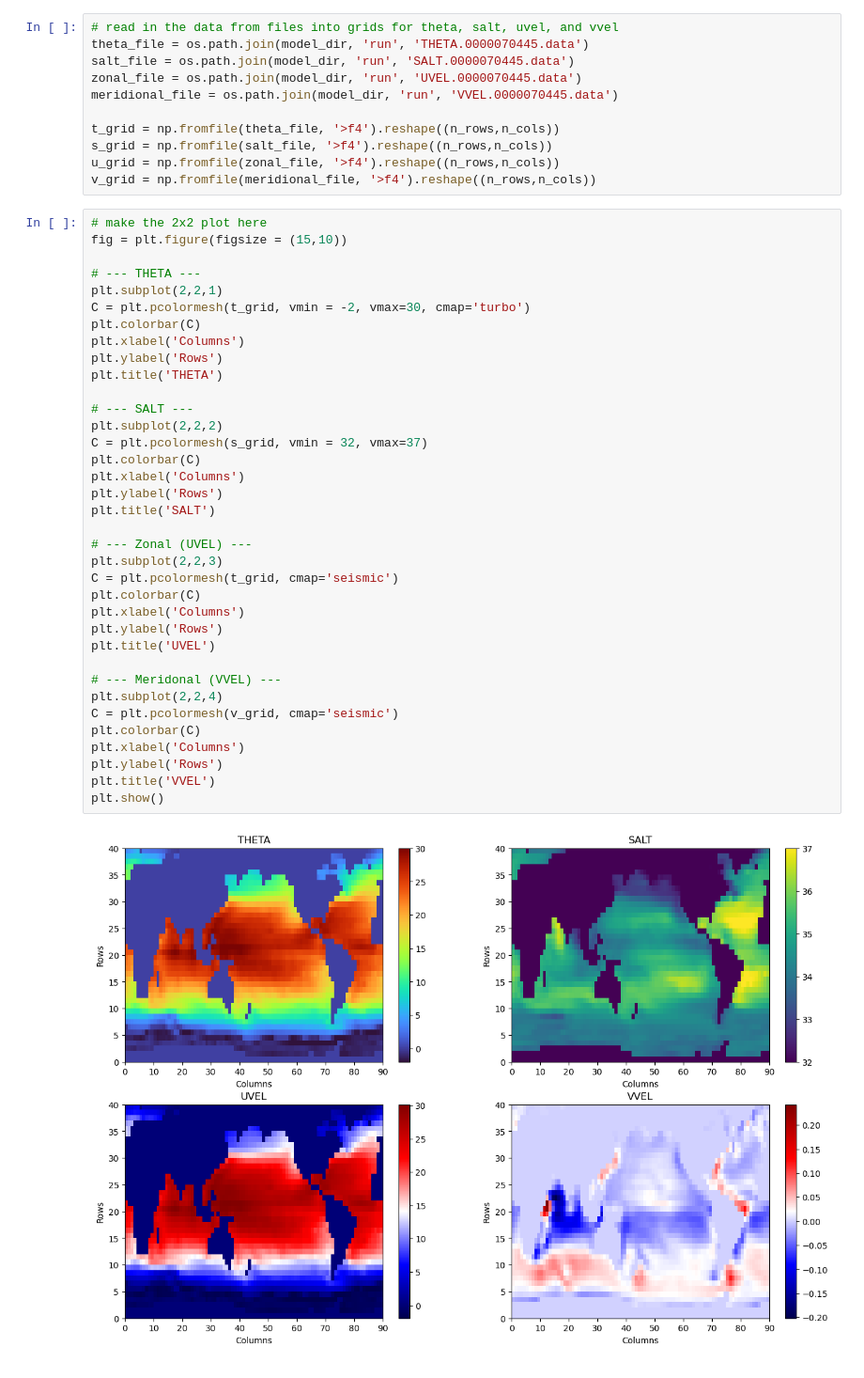
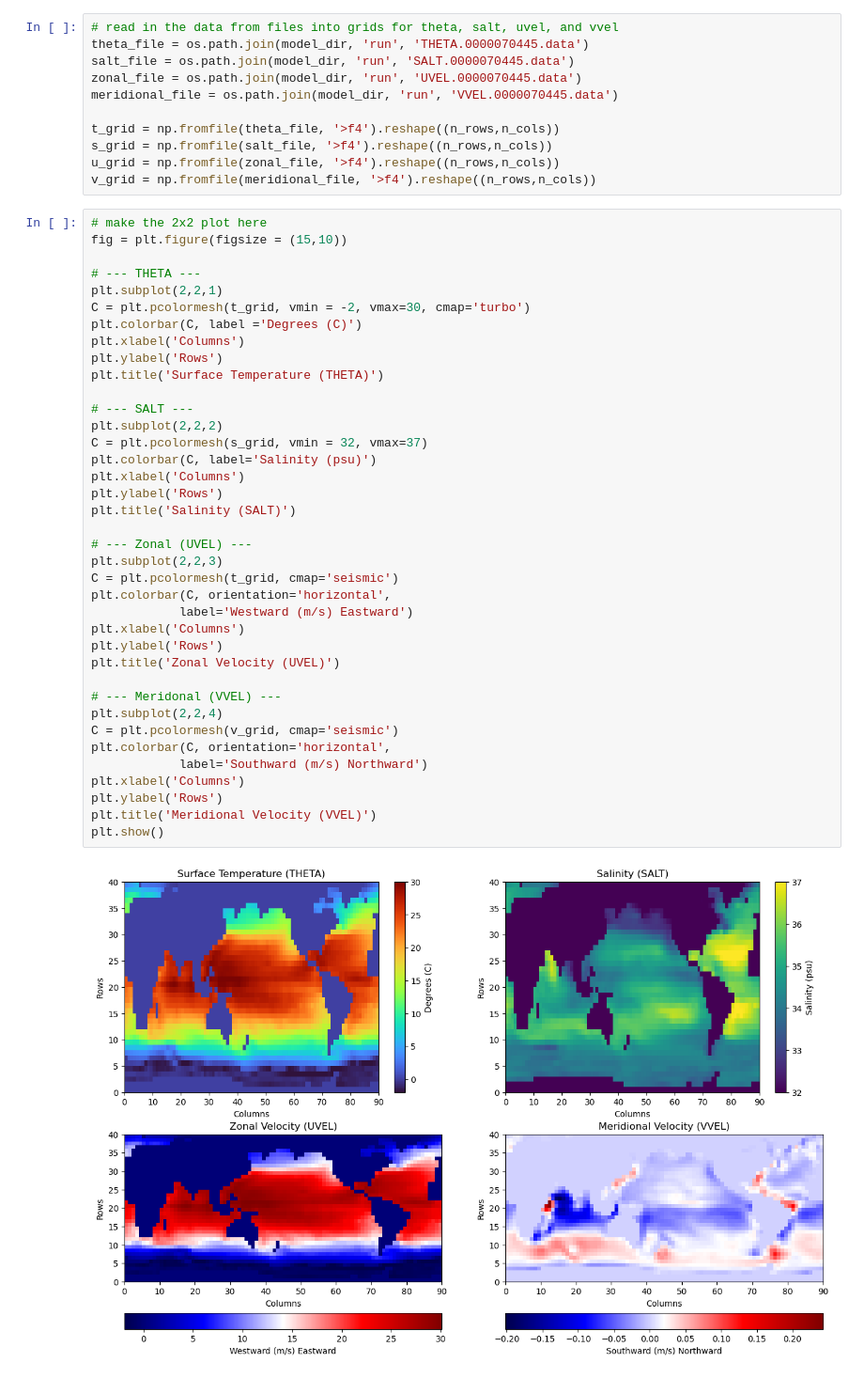
Before and after one commit to andrej-rivera/cs185c, a Jupyter notebook: homework/homework_7/HW7 An MITgcm Tutorial Experiment.ipynb, the cells around one changed output. Shown: that part at 94% size. Drawn from its saved outputs; the diff is of its cells as text.

```diff
--- a/homework/homework_7/HW7 An MITgcm Tutorial Experiment.ipynb
+++ b/homework/homework_7/HW7 An MITgcm Tutorial Experiment.ipynb
@@ -111,41 +113,43 @@ v_grid = np.fromfile(meridional_file, '>f4').reshape((n_rows,n_cols))
 # %%
 # make the 2x2 plot here
 fig = plt.figure(figsize = (15,10))
 
 # --- THETA ---
 plt.subplot(2,2,1)
 C = plt.pcolormesh(t_grid, vmin = -2, vmax=30, cmap='turbo')
-plt.colorbar(C)
+plt.colorbar(C, label ='Degrees (C)')
 plt.xlabel('Columns')
 plt.ylabel('Rows')
-plt.title('THETA')
+plt.title('Surface Temperature (THETA)')
 
 # --- SALT ---
 plt.subplot(2,2,2)
 C = plt.pcolormesh(s_grid, vmin = 32, vmax=37)
-plt.colorbar(C)
+plt.colorbar(C, label='Salinity (psu)')
 plt.xlabel('Columns')
 plt.ylabel('Rows')
-plt.title('SALT')
+plt.title('Salinity (SALT)')
 
 # --- Zonal (UVEL) ---
 plt.subplot(2,2,3)
 C = plt.pcolormesh(t_grid, cmap='seismic')
-plt.colorbar(C)
+plt.colorbar(C, orientation='horizontal',
+            label='Westward (m/s) Eastward')
 plt.xlabel('Columns')
 plt.ylabel('Rows')
-plt.title('UVEL')
+plt.title('Zonal Velocity (UVEL)')
 
 # --- Meridonal (VVEL) ---
 plt.subplot(2,2,4)
 C = plt.pcolormesh(v_grid, cmap='seismic')
-plt.colorbar(C)
+plt.colorbar(C, orientation='horizontal',
+            label='Southward (m/s) Northward')
 plt.xlabel('Columns')
 plt.ylabel('Rows')
-plt.title('VVEL')
+plt.title('Meridional Velocity (VVEL)')
 plt.show()
 # %% [output]
-[figure, old version]
+[figure, new version]
 # %% [markdown]
 #### Questions
 
```
Also changed, not shown: parts of 3 cells of this notebook.
